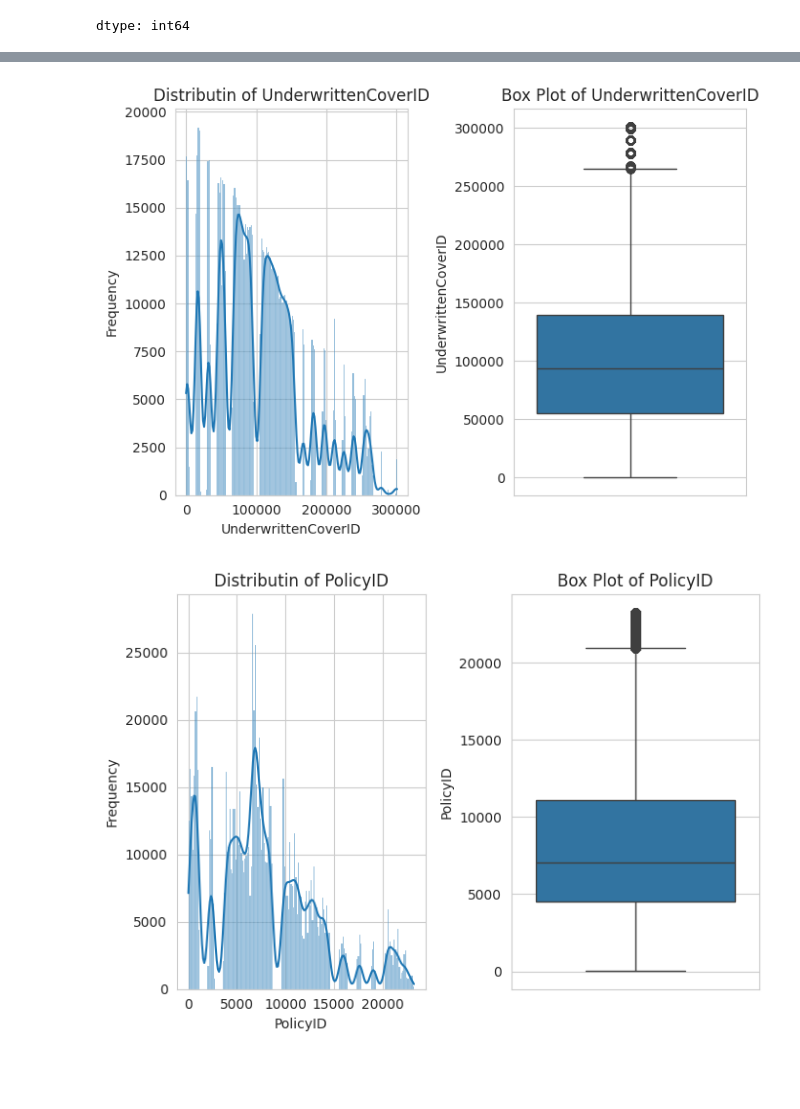
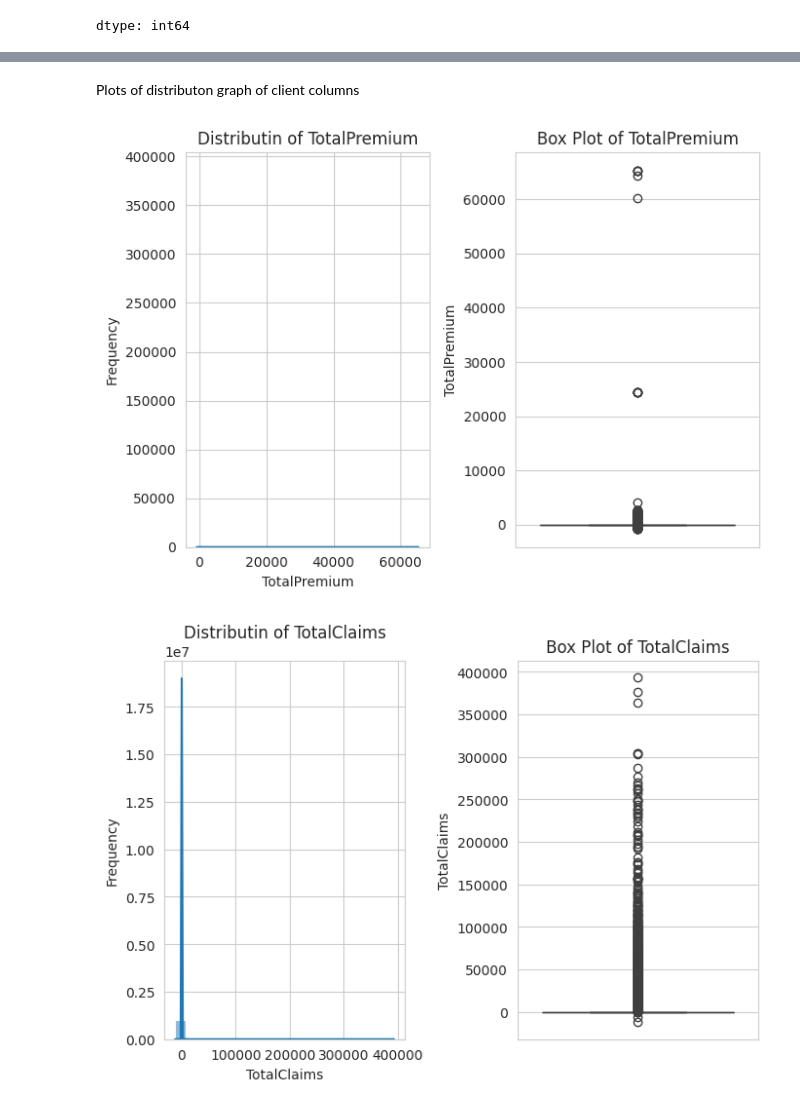
Before and after one commit to Amanzlastt/kifyaw3, a Jupyter notebook: notebooks/Eda.ipynb, the cells around one changed output, grey strips where cells are left out. Cells and saved outputs as stored; diff of their text form; code cells hidden in the pictures; blank space fills up the shorter version.

Commit message:
histogram and barplots

```diff
--- a/notebooks/Eda.ipynb
+++ b/notebooks/Eda.ipynb
@@ -101,6 +101,8 @@ def  clean_data(df):
 # cleaned data
 df_cleaned = clean_data(df)
 df_cleaned = df_cleaned.drop("NumberOfVehiclesInFleet", axis=1)
+
+df_cleaned['TransactionMonth']=pd.to_datetime(df_cleaned['TransactionMonth'])
 # %%
 df_cleaned.info()
 # %% [output]
@@ -123,10 +125,10 @@ dtypes: bool(1), float64(10), int64(4), object(36)
 memory usage: 382.5+ MB
 # %%
 def group_data(df, end_col, start_col=''):
-  return df.loc[start_col : end_col]
+  return df.loc[: , start_col : end_col]
 
-df_cleint = group_data(df_cleaned, "Gender")
+df_cleint = group_data(df_cleaned, "Gender", "PolicyID")
 df_location = group_data(df_cleaned,"Country", "SubCrestaZone")
-df_car_insured = group_data(df_cleaned, 'ItemType','NumberOfVehiclesInFleet')
+df_car_insured = group_data(df_cleaned, 'ItemType','CrossBorder')
 df_plan = group_data(df_cleaned,'SumInsured', 'StatutoryRiskType')
-df_payment = group_data(df_cleaned, 'TotalPremium','TotalClaims')
+df_payment = group_data(df_cleaned,'TotalClaims','TotalPremium')
@@ -133,7 +162,7 @@ df_payment = group_data(df_cleaned, 'TotalPremium','TotalClaims')
 # %%
 def histogram(df):
   sns.set_style('whitegrid')
-  columns = df.select_dtypes(include = ['number']).columns
+  columns = df.select_dtypes(include =['float64']).columns
   for col in columns :
     fig, axes =plt.subplots(1,2,figsize = (7,5))
     sns.histplot(df_cleaned[col], kde=True, ax=axes[0])
@@ -148,8 +177,22 @@ def histogram(df):
 
     plt.tight_layout()
     plt.show()
+
+
+
+def bar_plot(df):
+  columns = df.select_dtypes(exclude = ['number']).columns
+  for col in columns :
+    sns.countplot(y=df[col], order=df[col].value_counts().index)
+    plt.title(f'Bar Chart of {col}')
+    plt.xlabel('Count')
+    plt.ylabel(col)
+    plt.tight_layout()
+    plt.show()
+# %% [markdown]
+Plots of distributon graph of client columns
 # %%
-histogram(df_cleint)
+histogram(df_payment)
 # %% [output]
-[figure, old version]
+[figure, new version]
-[figure, old version]
+[figure, new version]
```
Also changed, not shown: parts of 7 cells of this notebook.
